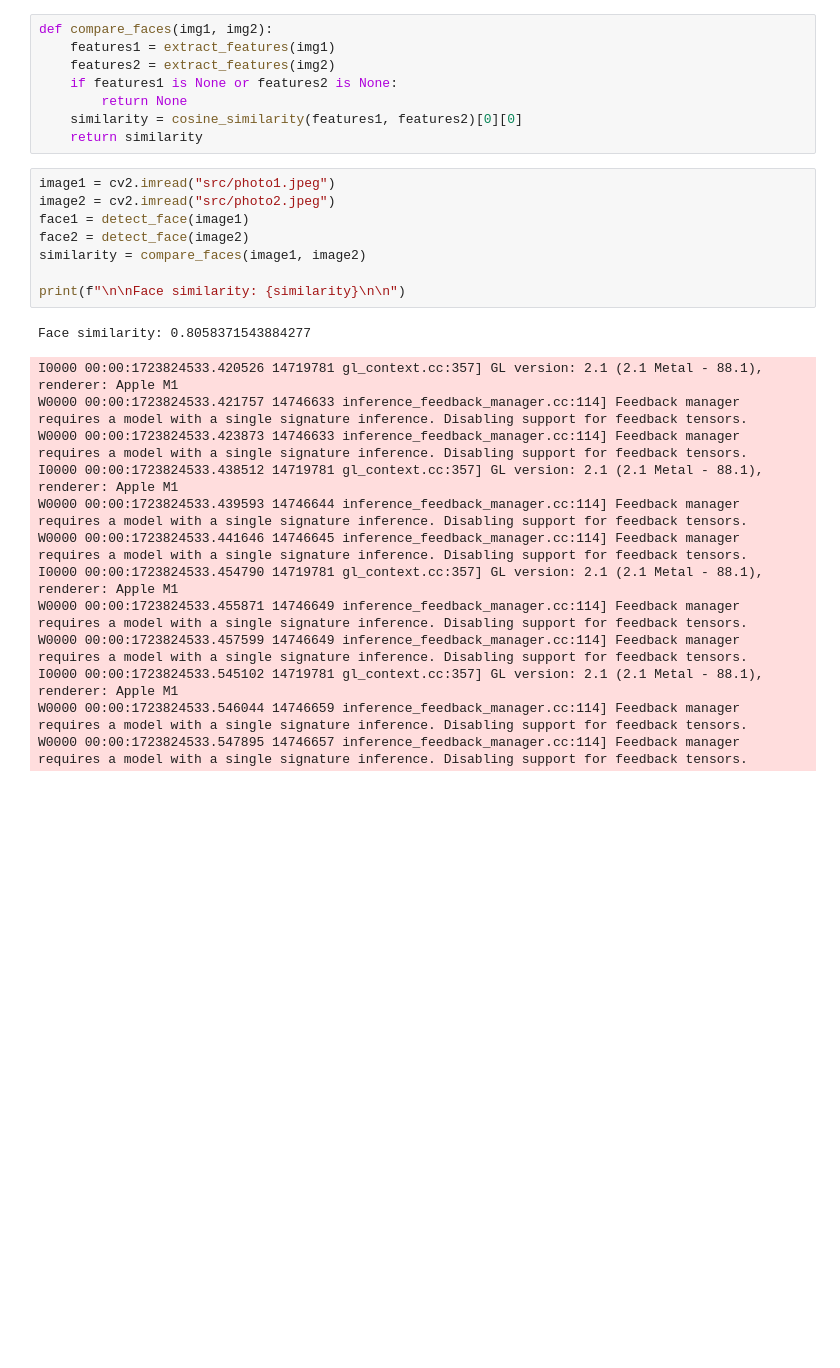
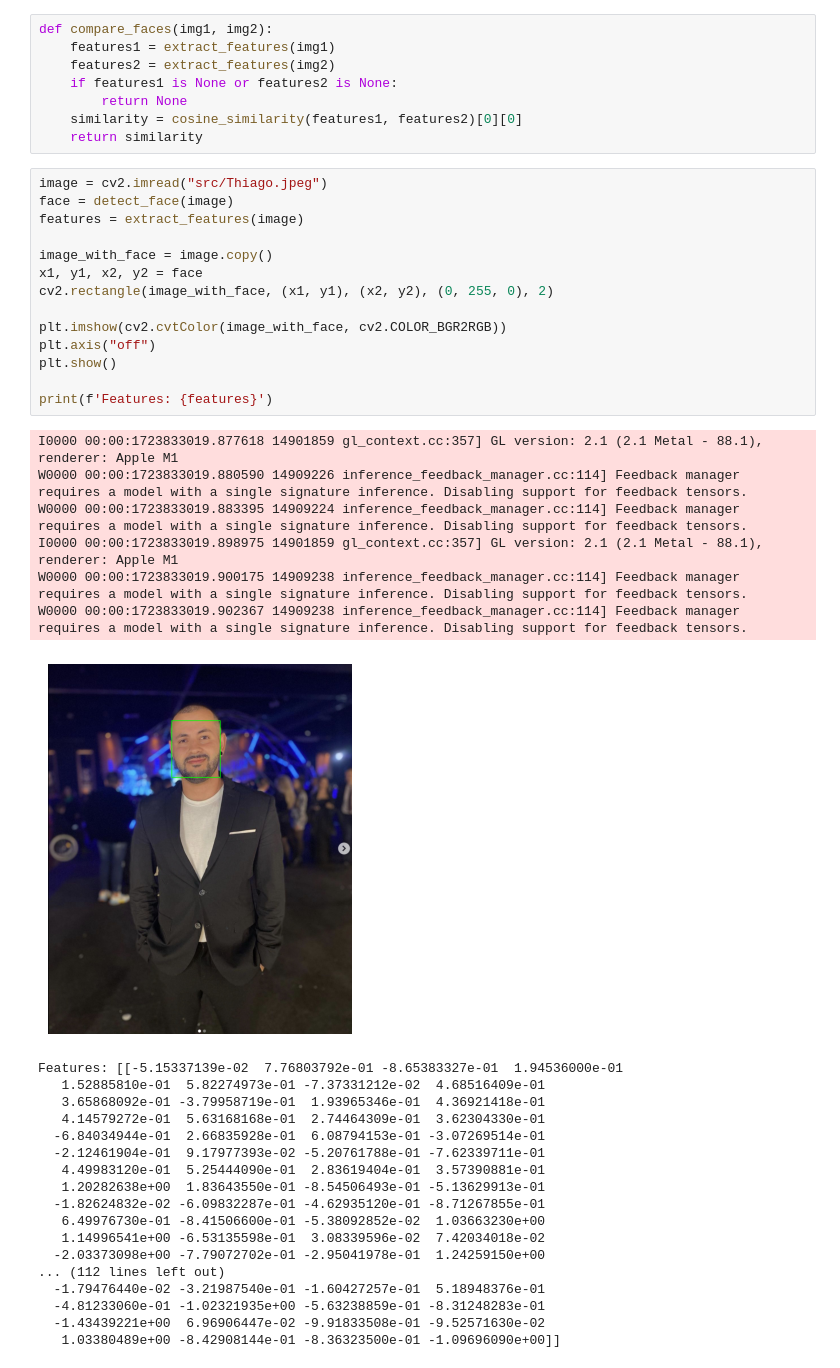
Before and after one commit to thiagosmpa/face-recognition, a Jupyter notebook: visualize.ipynb, the cells around one changed output. Cells and saved outputs as stored; diff of their text form; blank space fills up the shorter version.

Commit message:
visualization notebook

```diff
--- a/visualize.ipynb
+++ b/visualize.ipynb
@@ -124,25 +128,42 @@ def compare_faces(img1, img2):
         return None
     similarity = cosine_similarity(features1, features2)[0][0]
     return similarity
-# %%
-image1 = cv2.imread("src/photo1.jpeg")
-image2 = cv2.imread("src/photo2.jpeg")
-face1 = detect_face(image1)
-face2 = detect_face(image2)
-similarity = compare_faces(image1, image2)
-
-print(f"\n\nFace similarity: {similarity}\n\n")
-# %% [output]
-Face similarity: 0.8058371543884277
-I0000 00:00:1723824533.420526 14719781 gl_context.cc:357] GL version: 2.1 (2.1 Metal - 88.1), renderer: Apple M1
-W0000 00:00:1723824533.421757 14746633 inference_feedback_manager.cc:114] Feedback manager requires a model with a single signature inference. Disabling support for feedback tensors.
-W0000 00:00:1723824533.423873 14746633 inference_feedback_manager.cc:114] Feedback manager requires a model with a single signature inference. Disabling support for feedback tensors.
-I0000 00:00:1723824533.438512 14719781 gl_context.cc:357] GL version: 2.1 (2.1 Metal - 88.1), renderer: Apple M1
-W0000 00:00:1723824533.439593 14746644 inference_feedback_manager.cc:114] Feedback manager requires a model with a single signature inference. Disabling support for feedback tensors.
-W0000 00:00:1723824533.441646 14746645 inference_feedback_manager.cc:114] Feedback manager requires a model with a single signature inference. Disabling support for feedback tensors.
-I0000 00:00:1723824533.454790 14719781 gl_context.cc:357] GL version: 2.1 (2.1 Metal - 88.1), renderer: Apple M1
-W0000 00:00:1723824533.455871 14746649 inference_feedback_manager.cc:114] Feedback manager requires a model with a single signature inference. Disabling support for feedback tensors.
-W0000 00:00:1723824533.457599 14746649 inference_feedback_manager.cc:114] Feedback manager requires a model with a single signature inference. Disabling support for feedback tensors.
-I0000 00:00:1723824533.545102 14719781 gl_context.cc:357] GL version: 2.1 (2.1 Metal - 88.1), renderer: Apple M1
-W0000 00:00:1723824533.546044 14746659 inference_feedback_manager.cc:114] Feedback manager requires a model with a single signature inference. Disabling support for feedback tensors.
-W0000 00:00:1723824533.547895 14746657 inference_feedback_manager.cc:114] Feedback manager requires a model with a single signature inference. Disabling support for feedback tensors.
+# %%
+image = cv2.imread("src/Thiago.jpeg")
+face = detect_face(image)
+features = extract_features(image)
+
+image_with_face = image.copy()
+x1, y1, x2, y2 = face
+cv2.rectangle(image_with_face, (x1, y1), (x2, y2), (0, 255, 0), 2)
+
+plt.imshow(cv2.cvtColor(image_with_face, cv2.COLOR_BGR2RGB))
+plt.axis("off")
+plt.show()
+
+print(f'Features: {features}')
+# %% [output]
+I0000 00:00:1723833019.877618 14901859 gl_context.cc:357] GL version: 2.1 (2.1 Metal - 88.1), renderer: Apple M1
+W0000 00:00:1723833019.880590 14909226 inference_feedback_manager.cc:114] Feedback manager requires a model with a single signature inference. Disabling support for feedback tensors.
+W0000 00:00:1723833019.883395 14909224 inference_feedback_manager.cc:114] Feedback manager requires a model with a single signature inference. Disabling support for feedback tensors.
+I0000 00:00:1723833019.898975 14901859 gl_context.cc:357] GL version: 2.1 (2.1 Metal - 88.1), renderer: Apple M1
+W0000 00:00:1723833019.900175 14909238 inference_feedback_manager.cc:114] Feedback manager requires a model with a single signature inference. Disabling support for feedback tensors.
+W0000 00:00:1723833019.902367 14909238 inference_feedback_manager.cc:114] Feedback manager requires a model with a single signature inference. Disabling support for feedback tensors.
+[figure, added]
+Features: [[-5.15337139e-02  7.76803792e-01 -8.65383327e-01  1.94536000e-01
+   1.52885810e-01  5.82274973e-01 -7.37331212e-02  4.68516409e-01
+   3.65868092e-01 -3.79958719e-01  1.93965346e-01  4.36921418e-01
+   4.14579272e-01  5.63168168e-01  2.74464309e-01  3.62304330e-01
+  -6.84034944e-01  2.66835928e-01  6.08794153e-01 -3.07269514e-01
+  -2.12461904e-01  9.17977393e-02 -5.20761788e-01 -7.62339711e-01
+   4.49983120e-01  5.25444090e-01  2.83619404e-01  3.57390881e-01
+   1.20282638e+00  1.83643550e-01 -8.54506493e-01 -5.13629913e-01
+  -1.82624832e-02 -6.09832287e-01 -4.62935120e-01 -8.71267855e-01
+   6.49976730e-01 -8.41506600e-01 -5.38092852e-02  1.03663230e+00
+   1.14996541e+00 -6.53135598e-01  3.08339596e-02  7.42034018e-02
+  -2.03373098e+00 -7.79072702e-01 -2.95041978e-01  1.24259150e+00
+... (112 lines left out)
+  -1.79476440e-02 -3.21987540e-01 -1.60427257e-01  5.18948376e-01
+  -4.81233060e-01 -1.02321935e+00 -5.63238859e-01 -8.31248283e-01
+  -1.43439221e+00  6.96906447e-02 -9.91833508e-01 -9.52571630e-02
+   1.03380489e+00 -8.42908144e-01 -8.36323500e-01 -1.09696090e+00]]
```
Also changed, not shown: parts of 2 cells of this notebook.
